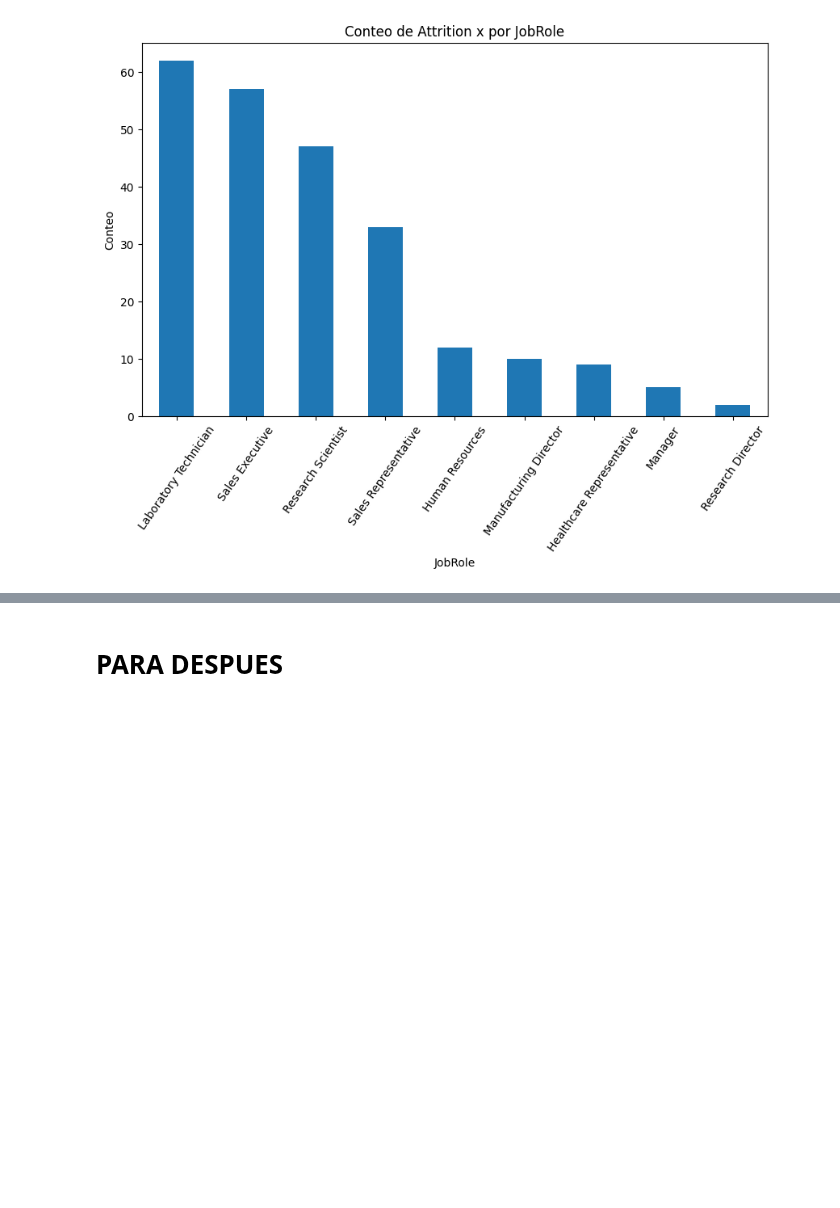
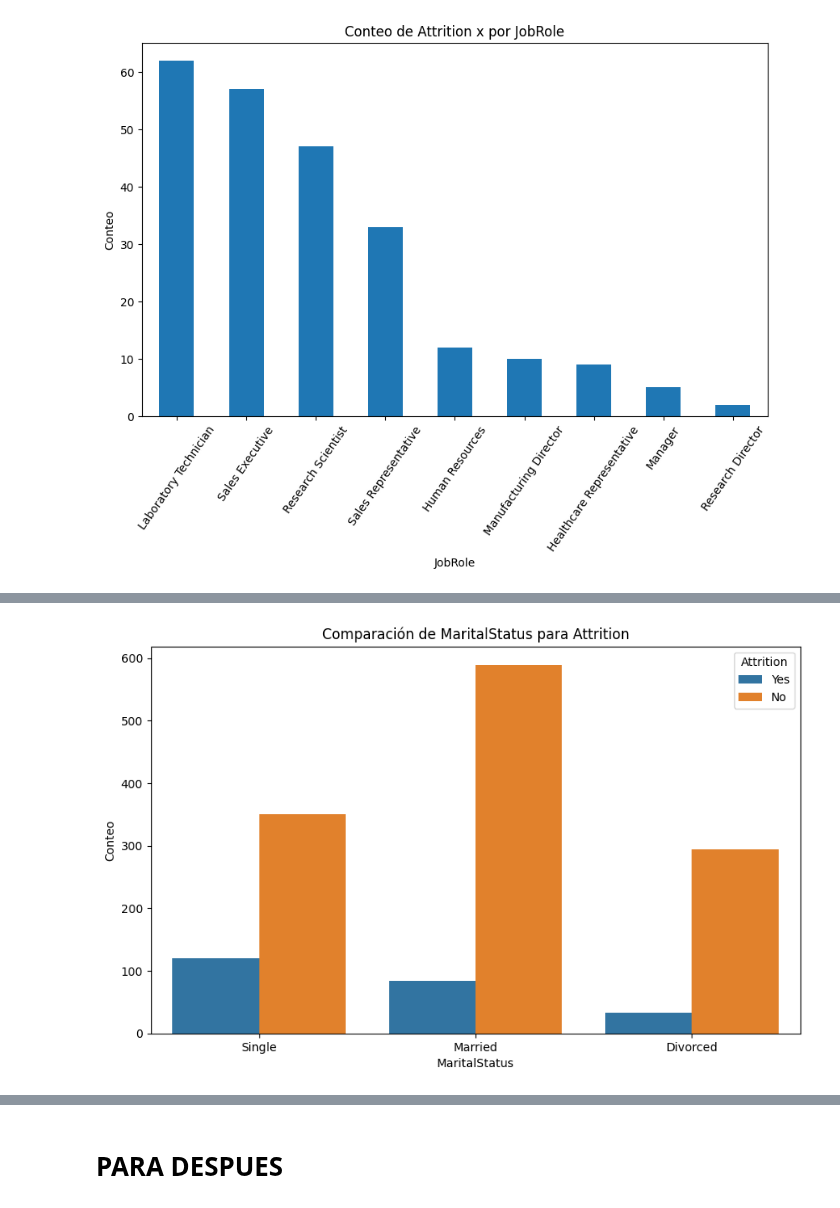
Before and after one commit to hugofmr/estadistica_edem, a Jupyter notebook: employee_attrition/employee_attrition_hm.ipynb, the cells around one changed output, grey strips where cells are left out. Cells and saved outputs as stored; diff of their text form; code cells hidden in the pictures; blank space fills up the shorter version.

```diff
--- a/employee_attrition/employee_attrition_hm.ipynb
+++ b/employee_attrition/employee_attrition_hm.ipynb
@@ -186,0 +199,10 @@ plt.show()
+# %%
+# Que MaritalStatus esta mas quemado?
+plt.figure(figsize=(10, 6))
+sns.countplot(x='MaritalStatus', hue='Attrition', data=df)
+plt.title('Comparación de MaritalStatus para Attrition')
+plt.xlabel('MaritalStatus')
+plt.ylabel('Conteo')
+plt.show()
+# %% [output]
+[figure, added]
```
Also changed, not shown: parts of 6 cells of this notebook.
